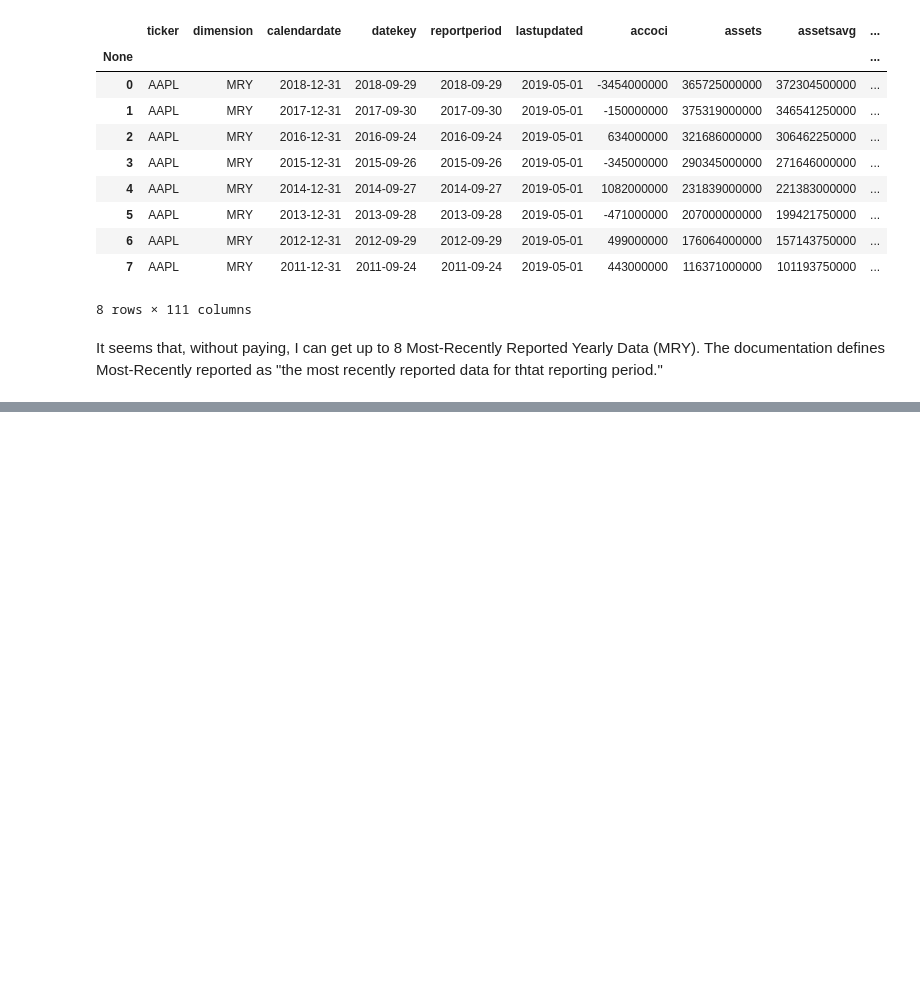
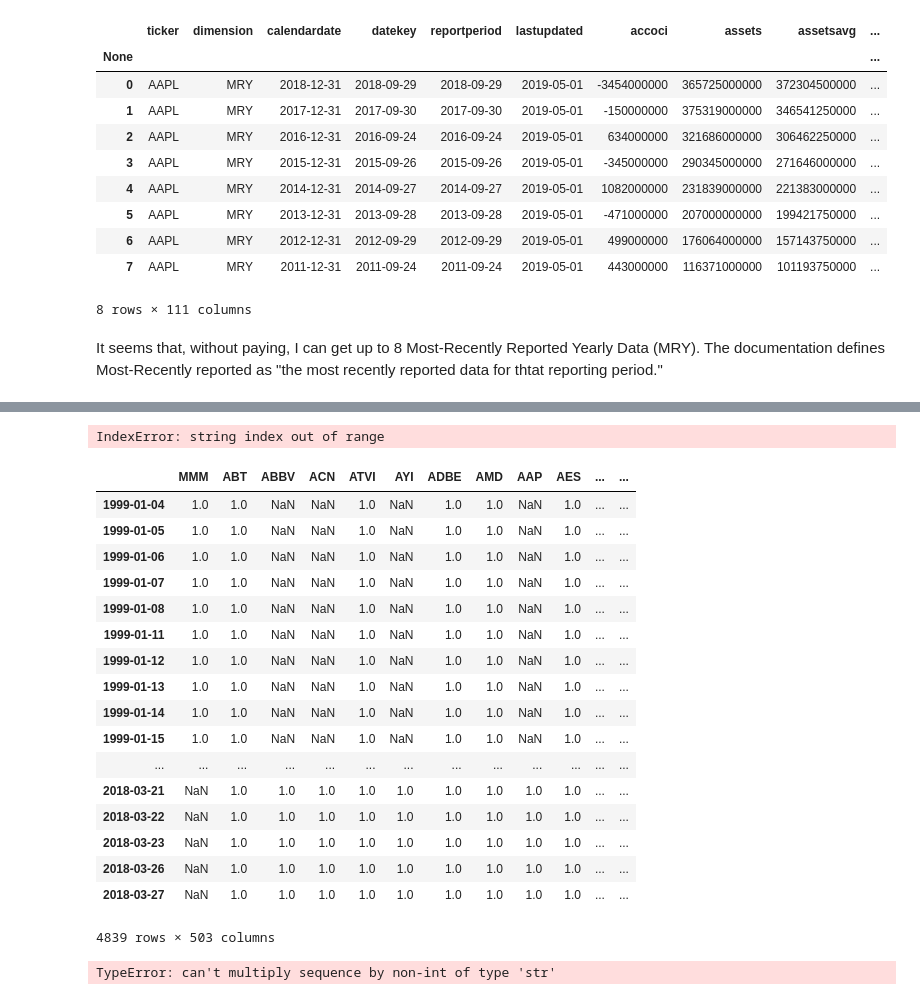
Before and after one commit to AbinavKumar/MLStockPortfolio, a Jupyter notebook: Data/Data Wrangling.ipynb, the cells around one changed output, grey strips where cells are left out. Drawn from its saved outputs; the diff is of its cells as text; code cells hidden in the pictures; blank space fills up the shorter version.

Commit message:
cleaned up some stuff

```diff
--- a/Data/Data Wrangling.ipynb
+++ b/Data/Data Wrangling.ipynb
@@ -118,0 +156,15 @@ indicators.to_csv(r"/Users/abikumar/Desktop/Capstone1/SP500indicators.csv")
+# %%
+index = pd.date_range(start='1999-01-01', end='2019-01-01')
+stock_splits = pd.DataFrame(index=index)
+
+for i in sptickers:
+    split = quandl.get_table('WIKI/PRICES', ticker = i,
+                            qopts = { 'columns': ['ticker', 'date', 'split_ratio'] },
+                            date = { 'gte': '1999-01-01', 'lte': '2019-01-01' },
+                            paginate=True)
+
+    new_splits = split.set_index('date')
+    clean_splits = new_splits.pivot(columns='ticker')
+    stock_splits = stock_splits.join(clean_splits, how="left")
+
+    print(sptickers.index(i))
@@ -118,0 +189,38 @@ indicators.to_csv(r"/Users/abikumar/Desktop/Capstone1/SP500indicators.csv")
+# %%
+stock_splits.columns = [i[1] for i in stock_splits.columns]
+# %% [output]
+IndexError: string index out of range
+# %%
+stock_splits = stock_splits.dropna(axis=0, how='all')
+# %%
+stock_splits
+# %% [output]
+|  | MMM | ABT | ABBV | ACN | ATVI | AYI | ADBE | AMD | AAP | AES | ... | ... |
+| 1999-01-04 | 1.0 | 1.0 | NaN | NaN | 1.0 | NaN | 1.0 | 1.0 | NaN | 1.0 | ... | ... |
+| 1999-01-05 | 1.0 | 1.0 | NaN | NaN | 1.0 | NaN | 1.0 | 1.0 | NaN | 1.0 | ... | ... |
+| 1999-01-06 | 1.0 | 1.0 | NaN | NaN | 1.0 | NaN | 1.0 | 1.0 | NaN | 1.0 | ... | ... |
+| 1999-01-07 | 1.0 | 1.0 | NaN | NaN | 1.0 | NaN | 1.0 | 1.0 | NaN | 1.0 | ... | ... |
+| 1999-01-08 | 1.0 | 1.0 | NaN | NaN | 1.0 | NaN | 1.0 | 1.0 | NaN | 1.0 | ... | ... |
+| 1999-01-11 | 1.0 | 1.0 | NaN | NaN | 1.0 | NaN | 1.0 | 1.0 | NaN | 1.0 | ... | ... |
+| 1999-01-12 | 1.0 | 1.0 | NaN | NaN | 1.0 | NaN | 1.0 | 1.0 | NaN | 1.0 | ... | ... |
+| 1999-01-13 | 1.0 | 1.0 | NaN | NaN | 1.0 | NaN | 1.0 | 1.0 | NaN | 1.0 | ... | ... |
+| 1999-01-14 | 1.0 | 1.0 | NaN | NaN | 1.0 | NaN | 1.0 | 1.0 | NaN | 1.0 | ... | ... |
+| 1999-01-15 | 1.0 | 1.0 | NaN | NaN | 1.0 | NaN | 1.0 | 1.0 | NaN | 1.0 | ... | ... |
+| ... | ... | ... | ... | ... | ... | ... | ... | ... | ... | ... | ... | ... |
+| 2018-03-21 | NaN | 1.0 | 1.0 | 1.0 | 1.0 | 1.0 | 1.0 | 1.0 | 1.0 | 1.0 | ... | ... |
+| 2018-03-22 | NaN | 1.0 | 1.0 | 1.0 | 1.0 | 1.0 | 1.0 | 1.0 | 1.0 | 1.0 | ... | ... |
+| 2018-03-23 | NaN | 1.0 | 1.0 | 1.0 | 1.0 | 1.0 | 1.0 | 1.0 | 1.0 | 1.0 | ... | ... |
+| 2018-03-26 | NaN | 1.0 | 1.0 | 1.0 | 1.0 | 1.0 | 1.0 | 1.0 | 1.0 | 1.0 | ... | ... |
+| 2018-03-27 | NaN | 1.0 | 1.0 | 1.0 | 1.0 | 1.0 | 1.0 | 1.0 | 1.0 | 1.0 | ... | ... |
+4839 rows × 503 columns
+# %%
+def split_factor(splits):
+    splits = splits.tolist()
+    reverse = splits.reverse()
+    for i in range(len(reverse)):
+        if(i != 1):
+            reverse[0:i-1] = reverse[0:i-1]*reverse[[i]]
+    stock_splits = reverse.reverse()
+    return(stock_splits)
+# %% [output]
+TypeError: can't multiply sequence by non-int of type 'str'
```
Also changed, not shown: parts of 8 cells of this notebook, 1 other file.
